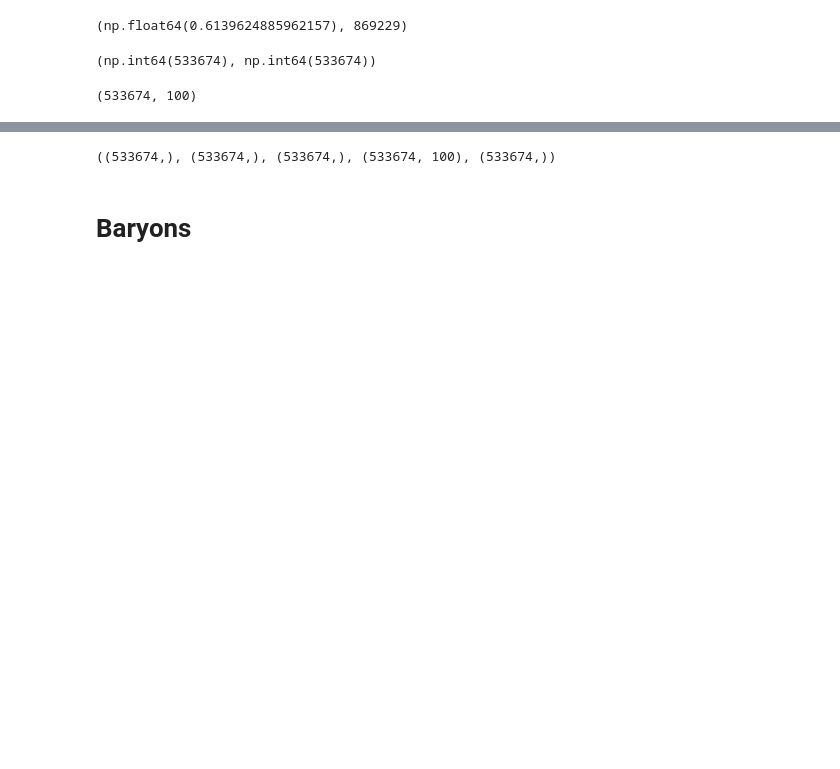
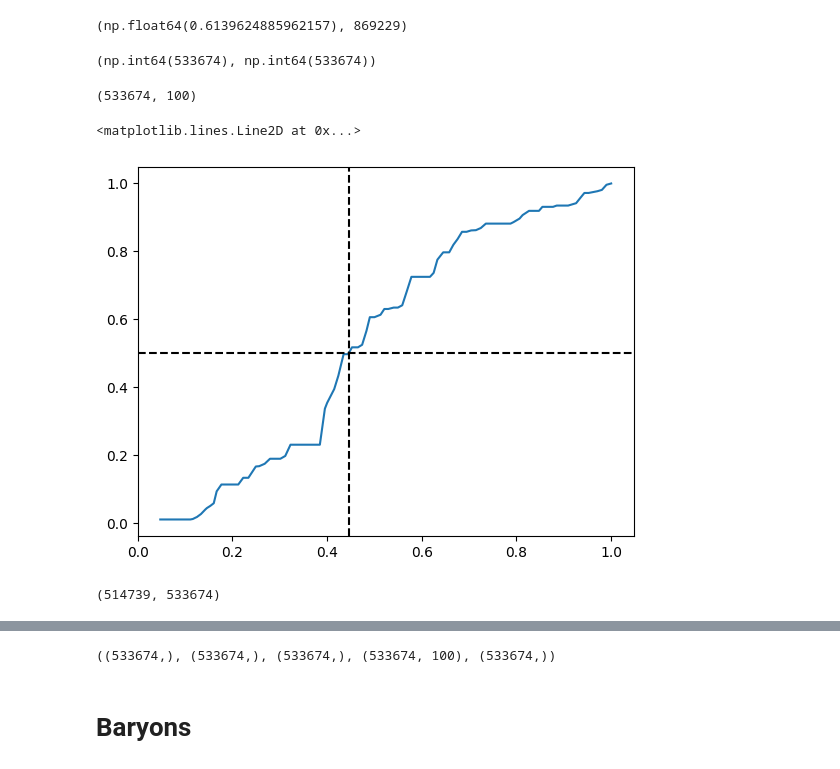
Before and after one commit to ismael-mendoza/multicam-tng-mah, a Jupyter notebook: notebooks/current/2025-10-27-haley-prepare-data.ipynb, the cells around one changed output, grey strips where cells are left out. Saved outputs shown, nothing was run; the diff lists cells and outputs as text; code cells hidden in the pictures; blank space fills up the shorter version.

```diff
--- a/notebooks/current/2025-10-27-haley-prepare-data.ipynb
+++ b/notebooks/current/2025-10-27-haley-prepare-data.ipynb
@@ -26,0 +57,5 @@ bbar.dtype, bdmo.dtype, tbar.dtype, tdmo.dtype
+# %%
+metadata = pd.read_csv("../../data/tng300-1-table.csv") # this ist just metadata which sims share
+redshift_snaps = metadata['Redshift'].values
+scales = 1 / (1 + redshift_snaps)
+scales
@@ -38,22 +94,7 @@ sum(mask), sum(tdmo['ok'][:, -1])
 # %% [output]
 (np.int64(533674), np.int64(533674))
 # %%
-# mah
-mvir = tdmo['mdm'][mask]
-n_snaps = 100
-n_haloes = mvir.shape[0]
-mah = np.zeros((n_haloes, n_snaps)) * np.nan
-
-for ii in tqdm(range(n_haloes)):
-
-    mdm = mvir[ii, :]
-    _mask = mdm == 0.0
-    mdm[_mask] = np.nan
-
-    # linearly interpolate nan values
-    mdm = pd.Series(mdm)
-    mdm = mdm.interpolate(method="linear", limit_direction="both", axis=0)
-    mah[ii] = mdm.values
+mah = _get_mah_interpolated(tdmo['mdm'][mask])
 # %%
 # get mpeak
 from multicam_tng.utils import get_mpeak_from_mah
@@ -74,0 +105,17 @@ a12 =  1 / (1 + t12)
+# %%
+a12 = _get_a12_from_mpeak_mah(mpeak_mah, scales)
+# %%
+# example to sanity check
+idx = np.random.randint(mpeak_mah.shape[0])
+mah_ex = mpeak_mah[idx]
+
+plt.plot(scales, mah_ex)
+plt.axvline(a12[idx], ls='--', c='k')
+plt.axhline(0.5, ls='--', c='k')
+# %% [output]
+<matplotlib.lines.Line2D at 0x...>
+[figure, added]
+# %%
+np.unique(a12).shape[0], len(a12)  # a lot more unique values
+# %% [output]
+(514739, 533674)
```
Also changed, not shown: parts of 12 cells of this notebook.
